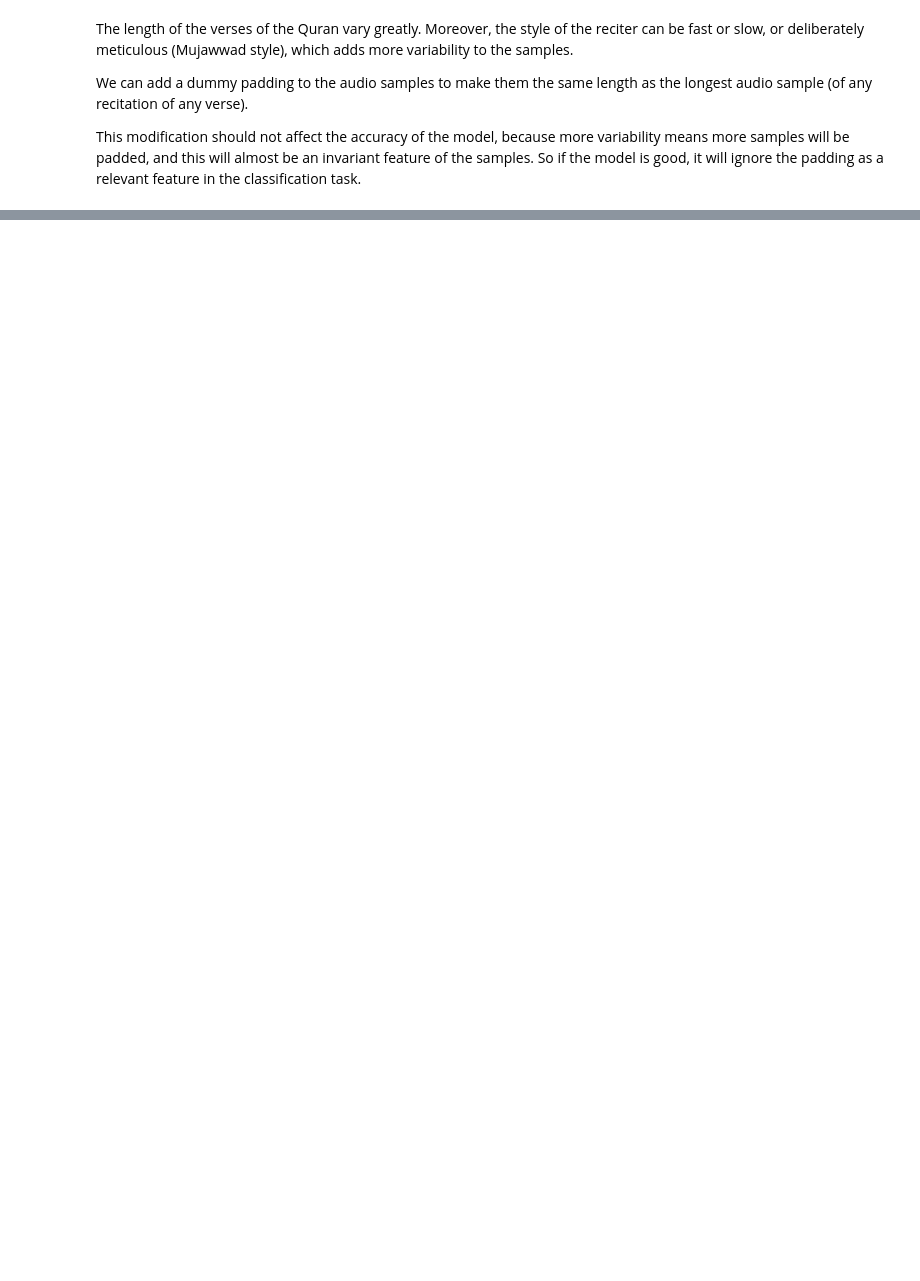
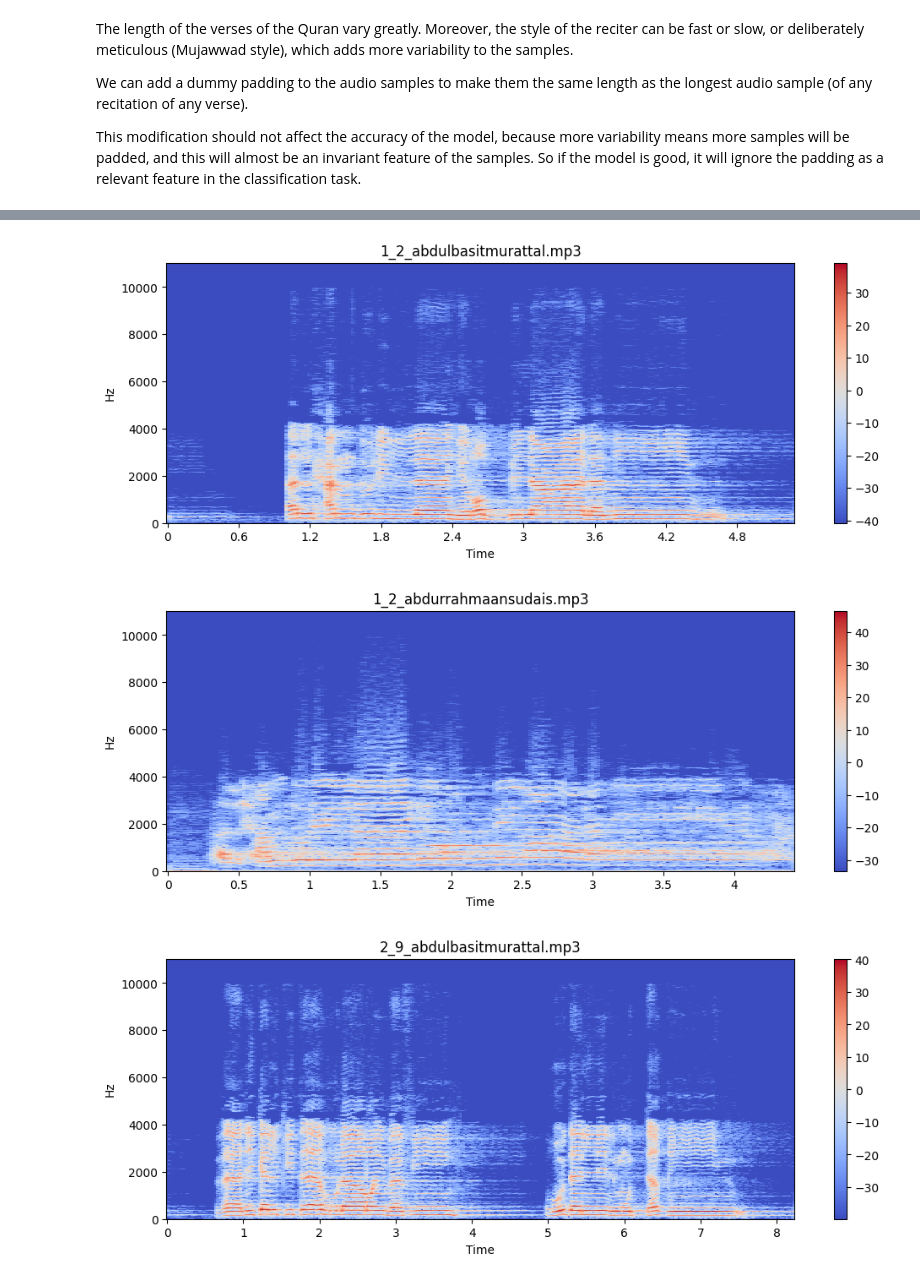
Before and after one commit to hbhutta/quran-verse-recognition, a Jupyter notebook: model/model.ipynb, the cells around one changed output, grey strips where cells are left out. Saved outputs shown, nothing was run; the diff lists cells and outputs as text; code cells hidden in the pictures; blank space fills up the shorter version.

```diff
--- a/model/model.ipynb
+++ b/model/model.ipynb
@@ -53,0 +88,10 @@ ValueError: No training audio files found in directory C:\Users\haadb\OneDrive\D
+# %%
+# Melspectrograms of audio samples to visualize frequencies over recording:
+plot_stft(d12m, sr12m, '1_2_abdulbasitmurattal.mp3')
+plot_stft(d12s, sr12s, '1_2_abdurrahmaansudais.mp3')
+plot_stft(d29m, sr29m, '2_9_abdulbasitmurattal.mp3')
+plot_stft(d29s, sr29s, '2_9_abdurrahmaansudais.mp3')
+# %% [output]
+[figure, added]
+[figure, added]
+[figure, added]
```
Also changed, not shown: parts of 16 cells of this notebook, 2 other files.
